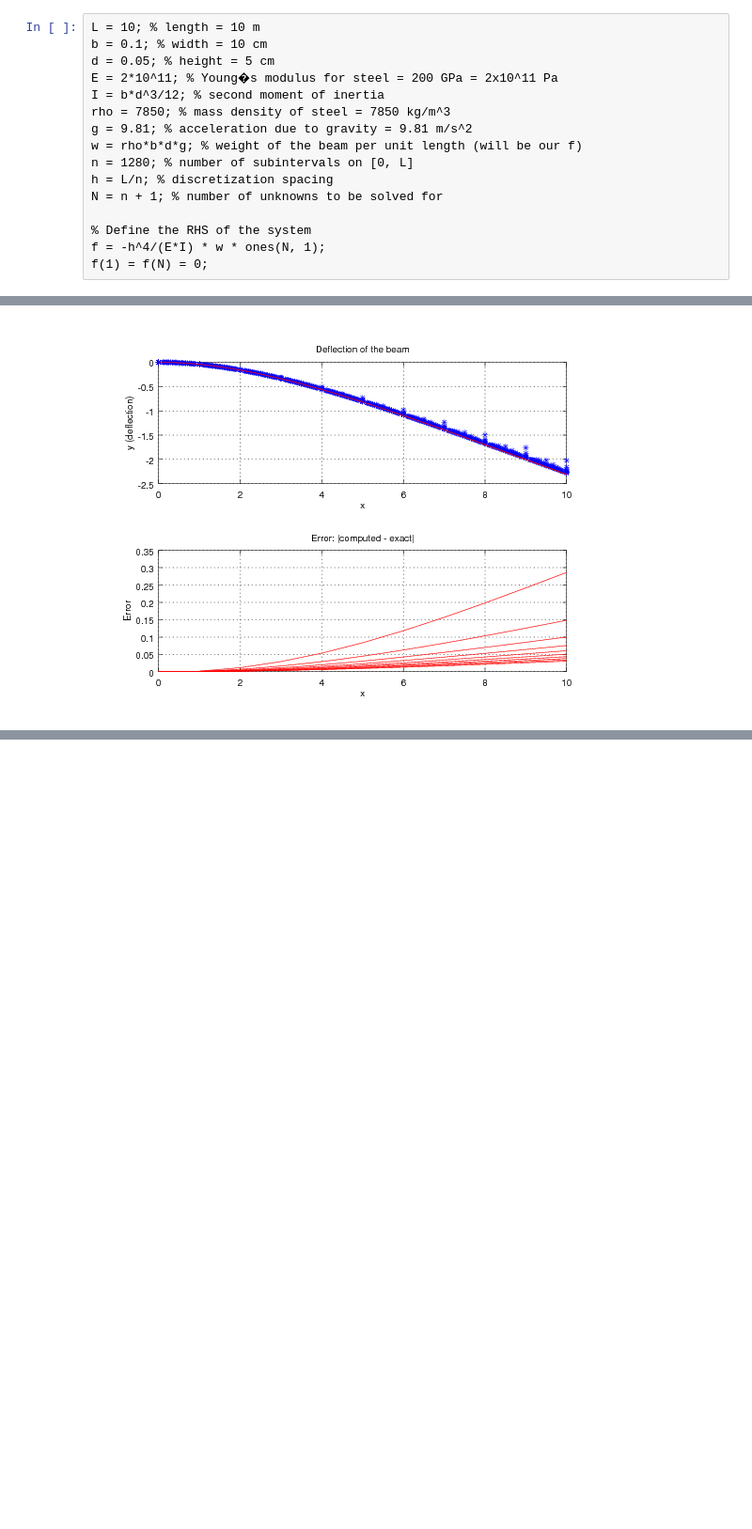
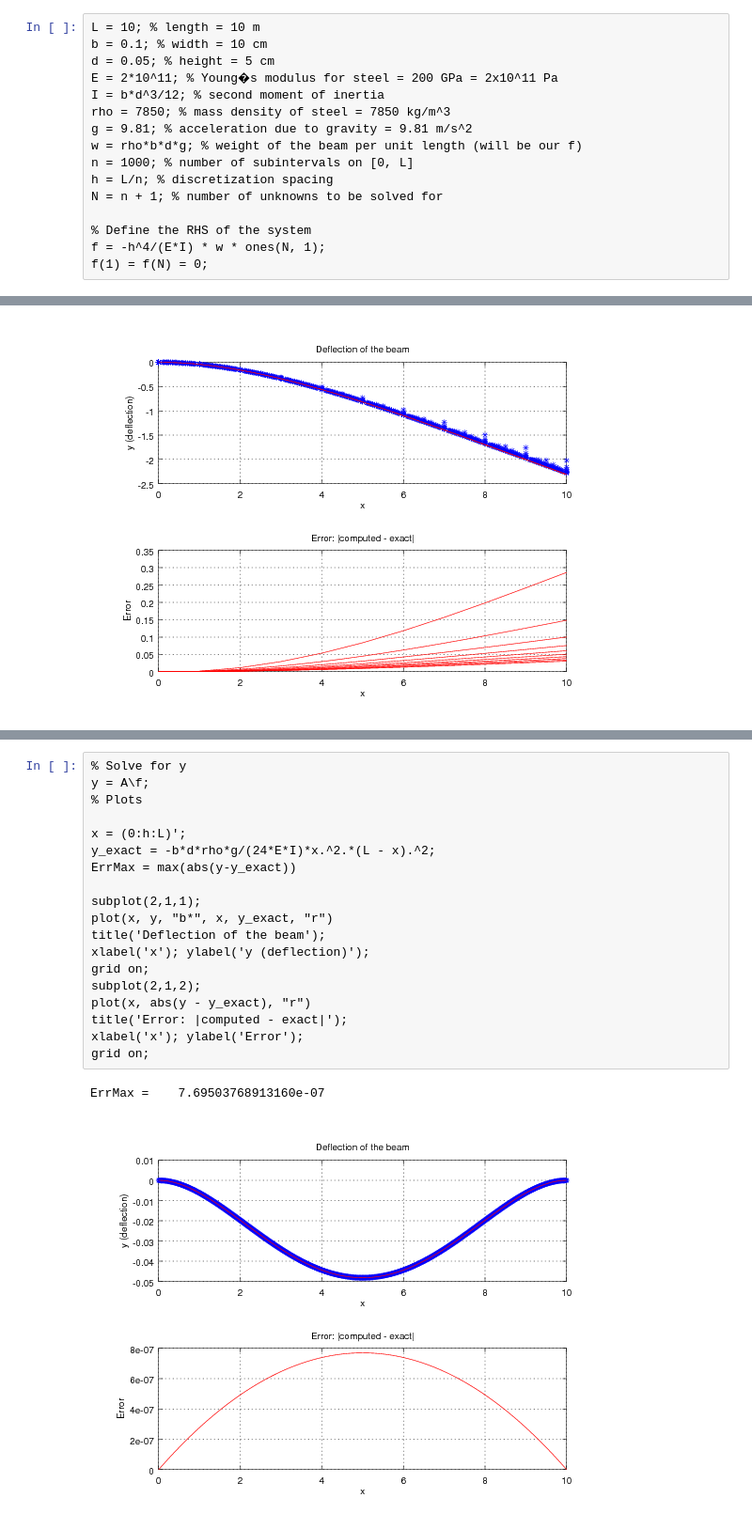
Before and after one commit to branberry/URGOResearch, a Jupyter notebook: SteelBeam.ipynb, the cells around one changed output, grey strips where cells are left out. Shown at 94% size. Saved outputs shown, nothing was run; the diff lists cells and outputs as text; blank space fills up the shorter version.

```diff
--- a/SteelBeam.ipynb
+++ b/SteelBeam.ipynb
@@ -11,7 +11,7 @@ I = b*d^3/12; % second moment of inertia
 rho = 7850; % mass density of steel = 7850 kg/m^3
 g = 9.81; % acceleration due to gravity = 9.81 m/s^2
 w = rho*b*d*g; % weight of the beam per unit length (will be our f)
-n = 1280; % number of subintervals on [0, L]
+n = 1000; % number of subintervals on [0, L]
 h = L/n; % discretization spacing
 N = n + 1; % number of unknowns to be solved for
 
@@ -282,0 +321,22 @@ ErrorsLeftFixedRightFree = ErrorsLeftFixedRightFree';
+# %%
+% Solve for y
+y = A\f;
+% Plots
+
+x = (0:h:L)';
+y_exact = -b*d*rho*g/(24*E*I)*x.^2.*(L - x).^2;
+ErrMax = max(abs(y-y_exact))
+
+subplot(2,1,1);
+plot(x, y, "b*", x, y_exact, "r")
+title('Deflection of the beam');
+xlabel('x'); ylabel('y (deflection)');
+grid on;
+subplot(2,1,2);
+plot(x, abs(y - y_exact), "r")
+title('Error: |computed - exact|');
+xlabel('x'); ylabel('Error');
+grid on;
+# %% [output]
+ErrMax =    7.69503768913160e-07
+[figure, added]
```
Also changed, not shown: parts of 4 cells of this notebook, 2 other files.
